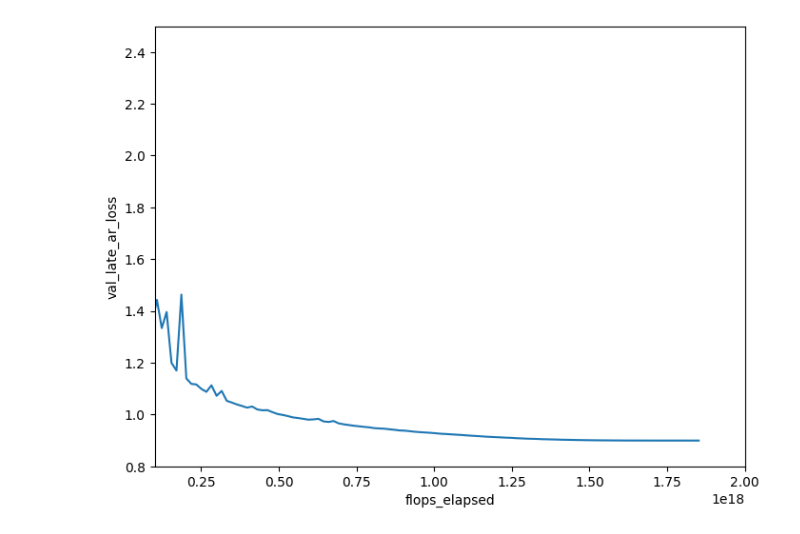
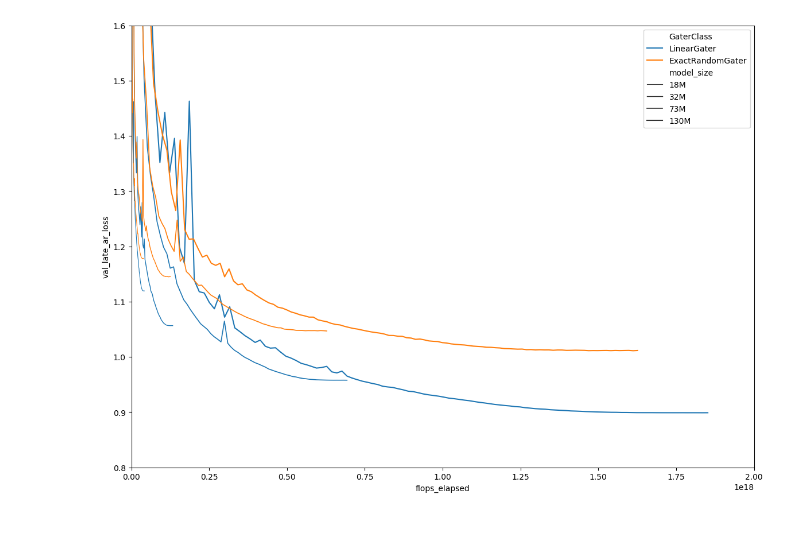
Before and after one commit to SamD770/bitter-lesson-tokenization, a Jupyter notebook: plots/scaling_plot.ipynb, the cells around one changed output. Drawn from its saved outputs; the diff is of its cells as text; code cells hidden in the pictures.

Commit message:
Scaling curve plots progress

```diff
--- a/plots/scaling_plot.ipynb
+++ b/plots/scaling_plot.ipynb
@@ -8,14 +11,19 @@ wandb.login()
 api = wandb.Api()
 # %%
 run_names = [
-    "73M_2025.08.24_09.01",
+    "18M_2025.08.31_09.35",
+    "32M_2025.08.31_12.06",
+    # "73M_2025.08.24_09.01",
+    "73M_2025.08.31_05.11",
     "130M_2025.08.24_09.01",
     "j2tkor55",
     "xjdm3gvb",
-    "5ffbr0lc",
-    "n5v1hegt",
+    "73M_2025.08.30_08.19",
+    "130M_2025.08.30_08.19",
 ]
 # %%
+dfs = []
+
 for run_name in run_names:
 
     parquet_path = f"plots/datapoints/{run_name}.parquet"
@@ -24,15 +32,25 @@ for run_name in run_names:
 
     if not os.path.exists(parquet_path):
         my_run = api.run(f"samdauncey-eth-z-rich/training_random_base_model/runs/{run_name}")
+
         history = my_run.scan_history()
         df = pd.DataFrame(history)
         df.to_parquet(parquet_path)
 
+        config = my_run.config
         with open(config_path, "w") as f:
-            json.dump(my_run.config, f, indent=4)
+            json.dump(my_run, f, indent=4)
 
     else:
         df = pd.read_parquet(parquet_path)
+        with open(config_path, "r") as f:
+            config = json.load(f)
 
+    df['run_name'] = run_name
+    df['model_size'] = config['model_size']
+    df['GaterClass'] = config['GaterClass']
+    dfs.append(df)
+
+df = pd.concat(dfs, ignore_index=True)
 df.head()
 # %% [output]
@@ -63,15 +79,25 @@ import seaborn as sns
 # %%
-import matplotlib.pyplot as plt
-plt.figure(figsize=(8, 6))
+plt.figure(figsize=(14, 10))
+
+sizes = {
+    "18M": 0.8,
+    "32M": 1.,
+    "73M": 1.2,
+    "130M": 1.5
+}
+
 sns.lineplot(
     data=df_val,
     x="flops_elapsed",
-    y="val_late_ar_loss"
+    y="val_late_ar_loss",
+    hue="GaterClass",
+    size="model_size",
+    sizes=sizes
 )
 
-plt.ylim(0.8, 2.5)
-plt.xlim(1e17, 2e18)
+plt.ylim(0.8, 1.6)
+plt.xlim(0, 2e18)
 
 plt.show()
 # %% [output]
-[figure, old version]
+[figure, new version]
```
Also changed, not shown: parts of 4 cells of this notebook, 37 other files.
